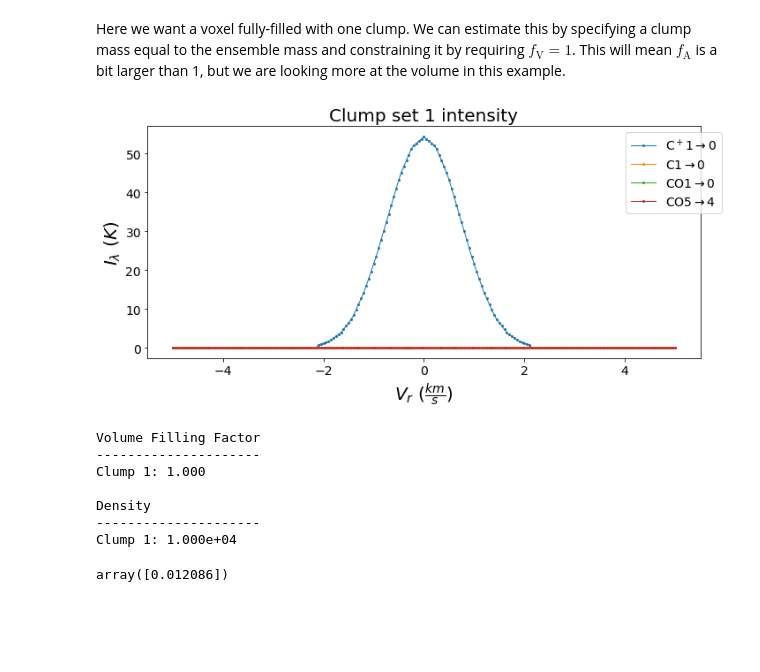
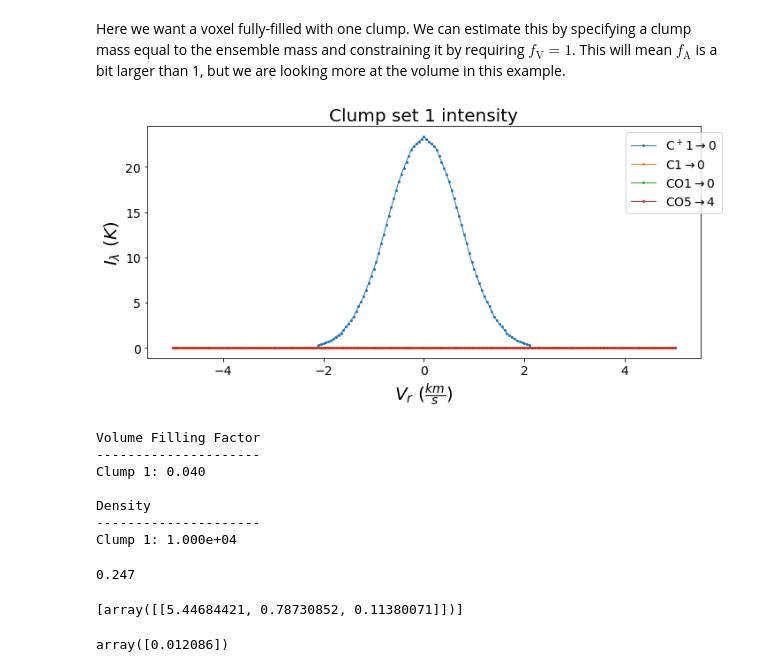
Before and after one commit to CraigYanitski/kosmatau3d, a Jupyter notebook: notebooks/full model/basic_model.ipynb, the cells around one changed output. Saved outputs shown, nothing was run; the diff lists cells and outputs as text; code cells hidden in the pictures; blank space fills up the shorter version.

```diff
--- a/notebooks/full model/basic_model.ipynb
+++ b/notebooks/full model/basic_model.ipynb
@@ -28,12 +28,12 @@ models.constants.n_sigma = 3
 
 models.constants.dtype = np.float32
 
-mass = .247
+mass = 10
 
 # Use these to change the voxel properties, which is necessary in the default mode.
 parameters = {
                 # Model parameters
-                'voxel_size' : 0.1,
+                'voxel_size' : 1,
                  'molecules' : 'all',
                       'dust' : 'PAH',
             'clumpMassRange' : [[-2, 0]],
@@ -58,41 +58,49 @@ parameters = {
 
                 # calculation
             'suggested_calc' : suggested_calc,
        'velocity_resolution' : 3,
 
                 # logging
                    'verbose' : False,
                      'timed' : False,
                      'debug' : False
           }
 
 vox = models.Voxel()
 vox.setProperties(**parameters)
 #print('initialised:', time()-t1)
 vox.calculateEmission(verbose=False, timed=False)
 #print('calculated:', time()-t1)
 # vox.plot_clump_number(effective=True)
 # vox.plotMolecule(quantity='intensity', kind='slinear', molecule=['C+ 1', 'O 1', 'CO 4', 'CO 45'], moleculeName=[r'$\mathrm{C}^+ 1 \rightarrow 0$', r'$\mathrm{O} 1 \rightarrow 0$', r'$\mathrm{CO} 4 \rightarrow 3$', r'$\mathrm{CO} 45 \rightarrow 46$'])
 vox.plotMolecule(quantity='intensity', kind='slinear', molecule=['C+ 1', 'C 1', 'CO 1', 'CO 5'], moleculeName=[r'$\mathrm{C}^+ 1 \rightarrow 0$', r'$\mathrm{C} 1 \rightarrow 0$', r'$\mathrm{CO} 1 \rightarrow 0$', r'$\mathrm{CO} 5 \rightarrow 4$'])
 # vox.plotSpectrum(quantity='intensity', kind='slinear', integrated=True)
 
 #print(time()-t0, '\n')
 print('\nVolume Filling Factor')
 print('---------------------')
 print('\n'.join(['Clump {}: {:.3f}'.format(_+1, vox.getVolumeFillingFactor()[_]) for _ in range(models.constants.ensembles)]))
 print('\nDensity')
 print('---------------------')
 print('\n'.join(['Clump {}: {:.3e}'.format(_+1, vox.getDensity()[_]) for _ in range(models.constants.ensembles)]))
 print()
 # %% [output]
-[figure, old version]
+[figure, new version]
 Volume Filling Factor
 ---------------------
-Clump 1: 1.000
+Clump 1: 0.040
 
 Density
 ---------------------
 Clump 1: 1.000e+04
+# %%
+(10**models.constants.clumpLogMass[0]*models.ensemble.clumpNj[0]).sum()
+# %% [output]
+0.247
+# %%
+models.ensemble.clumpNj
+# %% [output]
+[array([[5.44684421, 0.78730852, 0.11380071]])]
 # %%
 models.masspoints.clumpRadius[0][0]**2*np.pi
 # %% [output]
```
Also changed, not shown: parts of 3 cells of this notebook.
